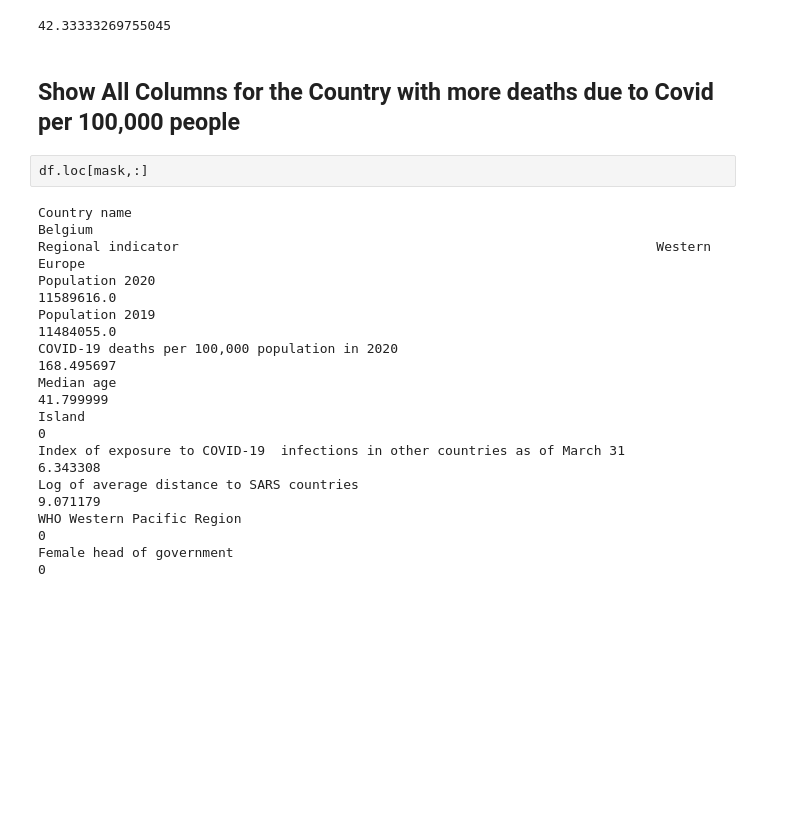
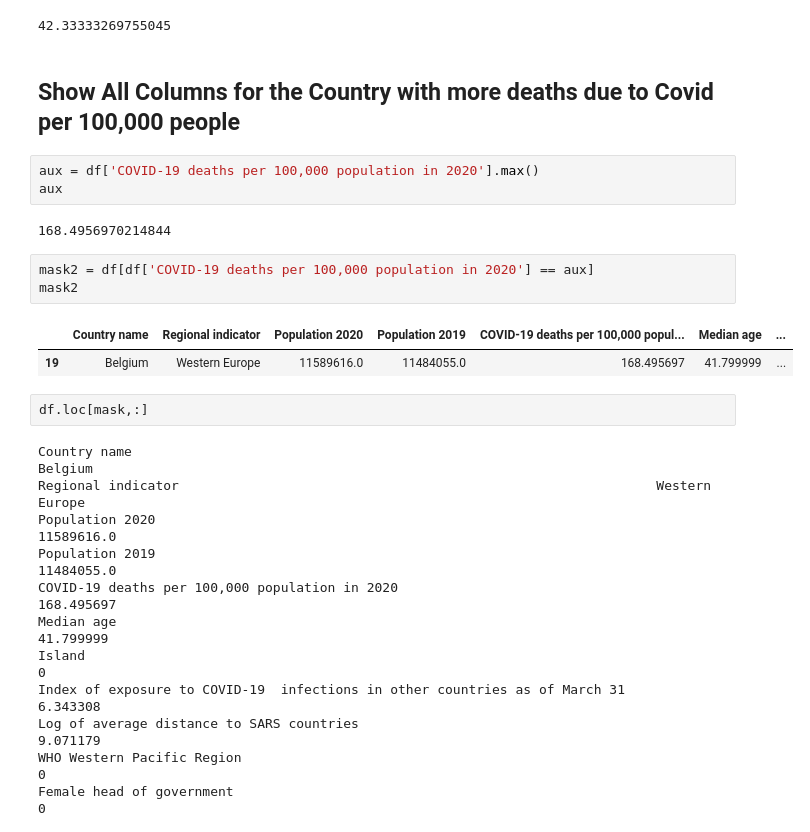
Before and after one commit to frands97/machine-learning-program, a Jupyter notebook: I Python Basics with Pandas/#01. Data Tables & Basic Concepts of Programming/01practice.ipynb, the cells around one changed output. Cells and saved outputs as stored; diff of their text form; blank space fills up the shorter version.

```diff
--- a/I Python Basics with Pandas/#01. Data Tables & Basic Concepts of Programming/01practice.ipynb
+++ b/I Python Basics with Pandas/#01. Data Tables & Basic Concepts of Programming/01practice.ipynb
@@ -113,6 +192,17 @@ Name: Female head of government, dtype: int64
 42.33333269755045
 # %% [markdown]
 ## Show All Columns for the Country with more deaths due to Covid per 100,000 people
+# %%
+aux = df['COVID-19 deaths per 100,000 population in 2020'].max()
+aux
+# %% [output]
+168.4956970214844
+# %%
+mask2 = df[df['COVID-19 deaths per 100,000 population in 2020'] == aux]
+mask2
+# %% [output]
+|  | Country name | Regional indicator | Population 2020 | Population 2019 | COVID-19 deaths per 100,000 popul... | Median age | ... |
+| 19 | Belgium | Western Europe | 11589616.0 | 11484055.0 | 168.495697 | 41.799999 | ... |
 # %%
 df.loc[mask,:]
 # %% [output]
```
Also changed, not shown: parts of 15 cells of this notebook, 4 other files.
